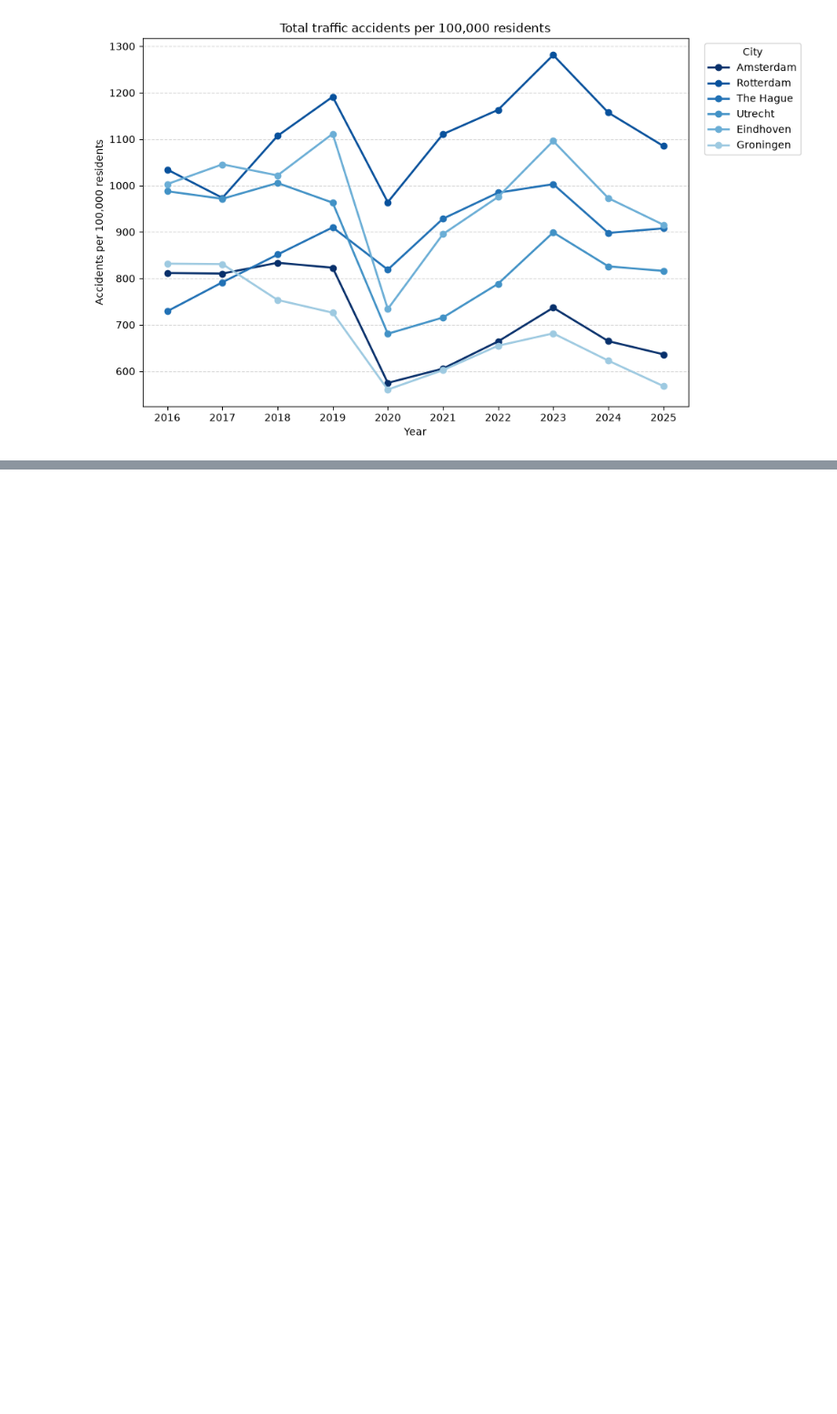
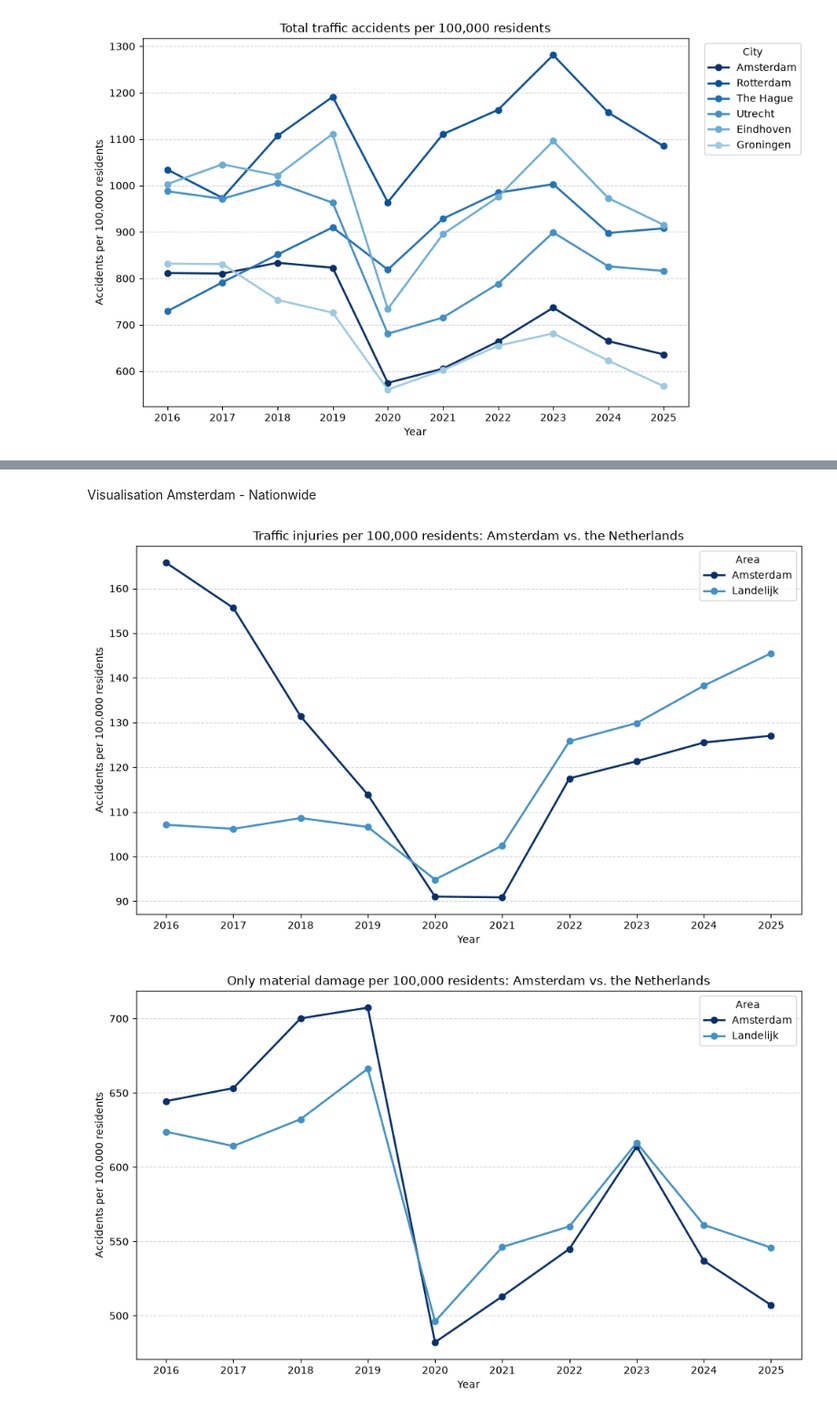
Before and after one commit to LiamLuijtgaarden/Python-Project, a Jupyter notebook: Subquestion 3.ipynb, the cells around one changed output, grey strips where cells are left out. Shown at 91% size. Saved outputs shown, nothing was run; the diff lists cells and outputs as text; code cells hidden in the pictures; blank space fills up the shorter version.

```diff
--- a/Subquestion 3.ipynb
+++ b/Subquestion 3.ipynb
@@ -710,0 +757,68 @@ for column, title in rate_columns.items():
+# %% [markdown]
+Visualisation Amsterdam - Nationwide
+# %%
+comparison_data = {
+    "Amsterdam": severity_yearly_amsterdam_capita,
+    "Landelijk": severity_yearly_landelijk_capita,
+}
+
+colors_comparison = {
+    "Amsterdam": "#08306B",
+    "Landelijk": "#4292C6",
+}
+
+for column, title in rate_columns.items():
+    fig, ax = plt.subplots(figsize=(10, 6))
+
+    for area, area_df in comparison_data.items():
+        ax.plot(
+            area_df.index,
+            area_df[column],
+            color=colors_comparison[area],
+            marker="o",
+            linewidth=2,
+            label=area,
+        )
+
+    ax.set_title(f"{title}: Amsterdam vs. the Netherlands")
+    ax.set_xlabel("Year")
+    ax.set_ylabel("Accidents per 100,000 residents")
+    ax.set_xticks(years)
+    ax.grid(axis="y", linestyle="--", alpha=0.5)
+    ax.legend(title="Area")
+    fig.tight_layout()
+    plt.show()
+
+for column, title in indexed_columns.items():
+    fig, ax = plt.subplots(figsize=(10, 6))
+
+    for area, area_df in comparison_data.items():
+        if 2016 not in area_df.index:
+            raise ValueError(f"Missing 2016 baseline for {area} ({title})")
+
+        baseline = area_df.loc[2016, column]
+        if pd.isna(baseline) or baseline == 0:
+            raise ValueError(f"Invalid 2016 baseline for {area} ({title}): {baseline}")
+
+        indexed_values = area_df[column] / baseline * 100
+        ax.plot(
+            indexed_values.index,
+            indexed_values,
+            color=colors_comparison[area],
+            marker="o",
+            linewidth=2,
+            label=area,
+        )
+
+    ax.set_title(f"{title}: Amsterdam vs. the Netherlands (2016 = 100)")
+    ax.set_xlabel("Year")
+    ax.set_ylabel("Index (2016 = 100)")
+    ax.set_xticks(years)
+    ax.axhline(100, color="gray", linestyle="--", linewidth=1)
+    ax.grid(axis="y", linestyle="--", alpha=0.5)
+    ax.legend(title="Area")
+    fig.tight_layout()
+    plt.show()
+# %% [output]
+[figure, added]
+[figure, added]
```
Also changed, not shown: parts of 4 cells of this notebook, 16 other files.
